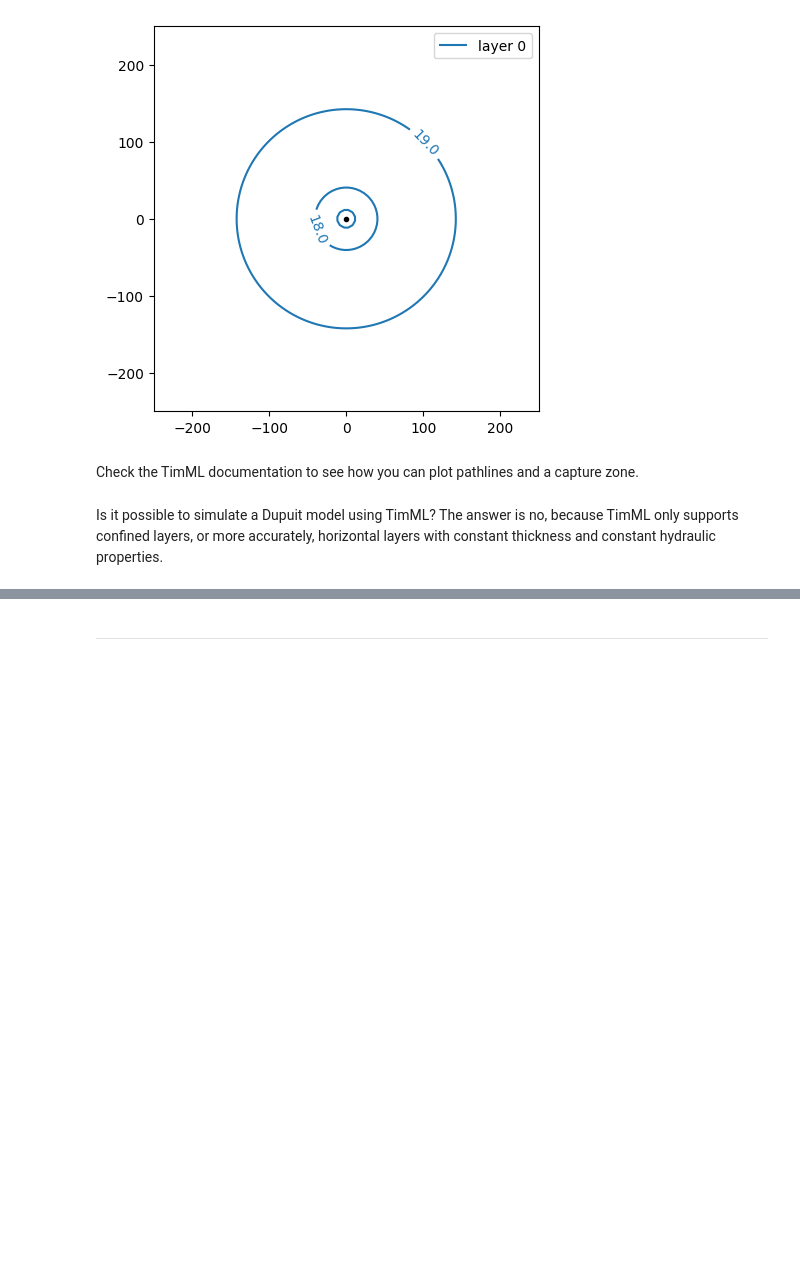
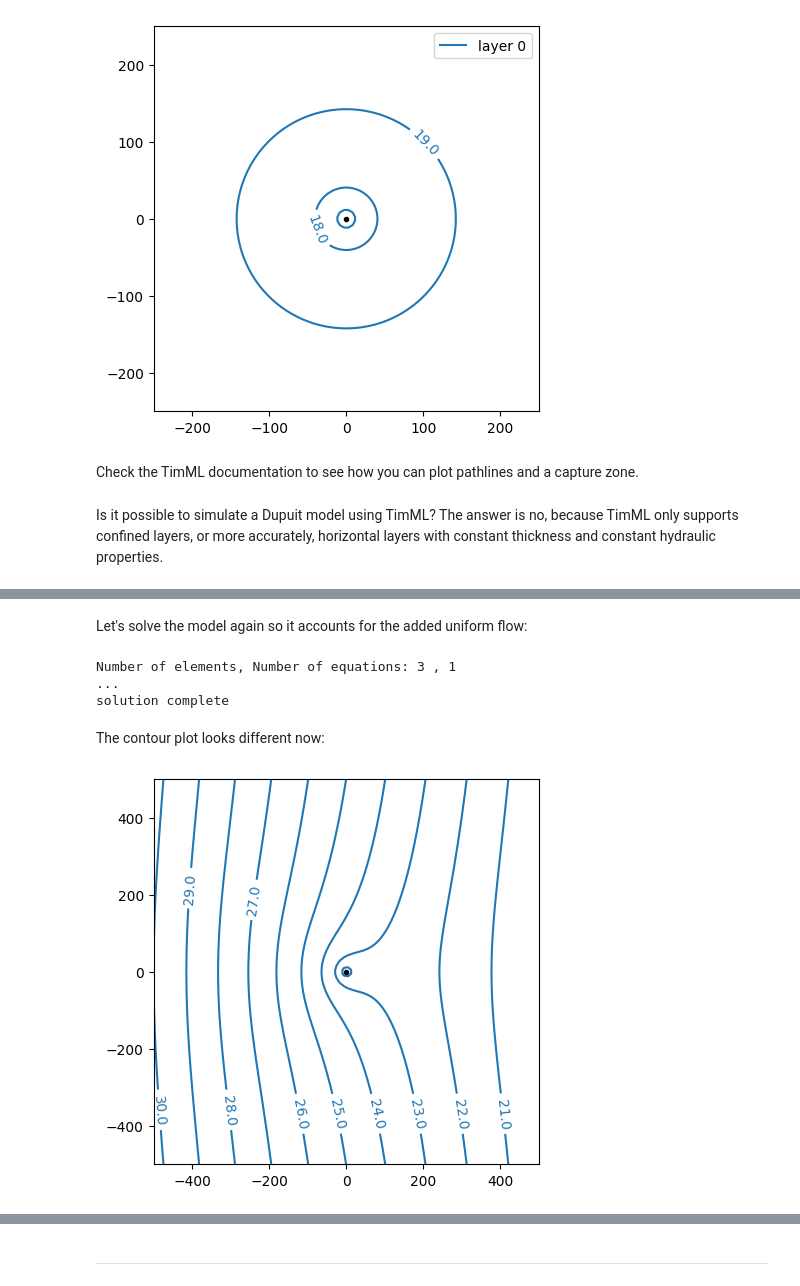
Before and after one commit to alouwyck/Workshop_UM6P_2026, a Jupyter notebook: Day1/Part_1_First_axisymmetric_models.ipynb, the cells around one changed output, grey strips where cells are left out. Cells and saved outputs as stored; diff of their text form; code cells hidden in the pictures; blank space fills up the shorter version.

Commit message:
Added TimML example with uniform flow and river

```diff
--- a/Day1/Part_1_First_axisymmetric_models.ipynb
+++ b/Day1/Part_1_First_axisymmetric_models.ipynb
@@ -201,0 +214,22 @@ Is it possible to simulate a Dupuit model using TimML? The answer is no, because
+# %% [markdown]
+Let's solve the model again so it accounts for the added uniform flow:
+# %%
+model.solve()
+# %% [output]
+Number of elements, Number of equations: 3 , 1
+...
+solution complete
+# %% [markdown]
+The contour plot looks different now:
+# %%
+model.plots.contour(
+    win=[-R, R, -R, R],        # window to contour [xmin, xmax, ymin, ymax]
+    ngr=100,                   # number of points where to compute the head
+    levels=np.arange(20, 31),  # levels to be contoured
+    labels=True,               # add labels along the contours
+    decimals=1,                # print labels with 1 decimal place
+    legend=False,              # don't add a legend
+    figsize=(5, 5),            # specify a figure size of 5 by 5 inches
+);
+# %% [output]
+[figure, added]
```
Also changed, not shown: parts of 18 cells of this notebook.
